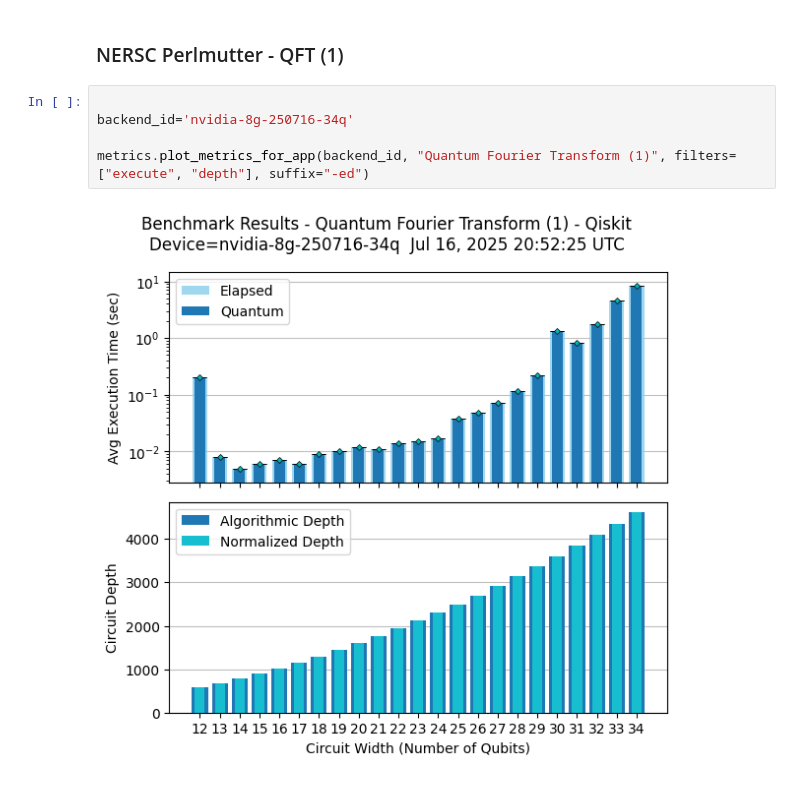
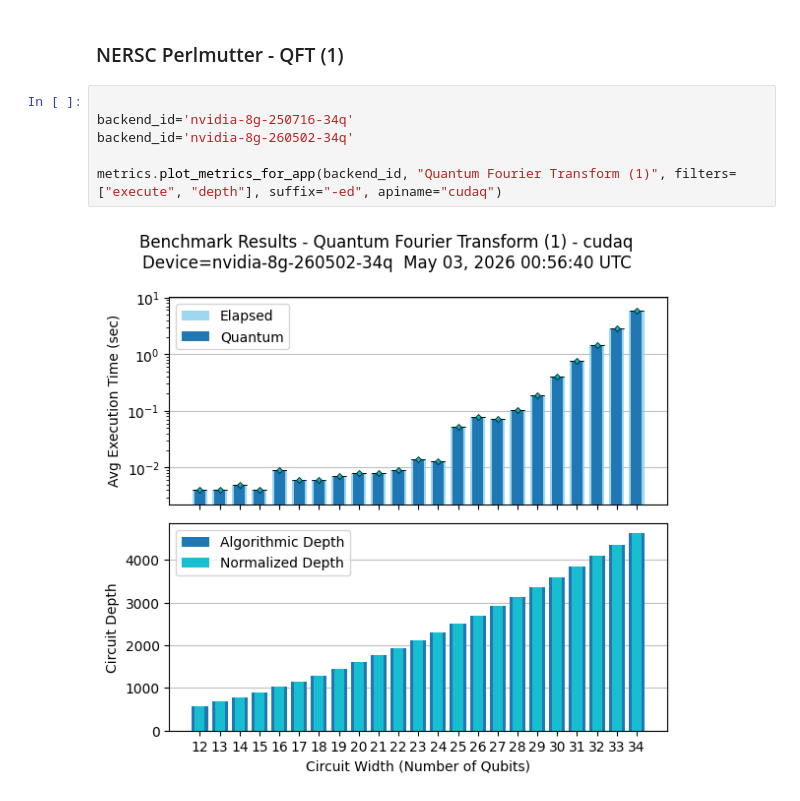
Before and after one commit to quantumquad/QC-App-Benchmarks-Data-6, a Jupyter notebook: perlmutter-1.ipynb, the cells around one changed output. Drawn from its saved outputs; the diff is of its cells as text.

Commit message:
Create updated paper images for the QFT 12-34 qubits generate withed 11 qubits then delete qubit 11 so not initial spike in the data

```diff
--- a/perlmutter-1.ipynb
+++ b/perlmutter-1.ipynb
@@ -15,7 +10,8 @@ from _common import metrics
 # %%
 
 backend_id='nvidia-8g-250716-34q'
+backend_id='nvidia-8g-260502-34q'
 
-metrics.plot_metrics_for_app(backend_id, "Quantum Fourier Transform (1)", filters=["execute", "depth"], suffix="-ed")
+metrics.plot_metrics_for_app(backend_id, "Quantum Fourier Transform (1)", filters=["execute", "depth"], suffix="-ed", apiname="cudaq")
 # %% [output]
-[figure, old version]
+[figure, new version]
```
Also changed, not shown: parts of 3 cells of this notebook, 14 other files.
